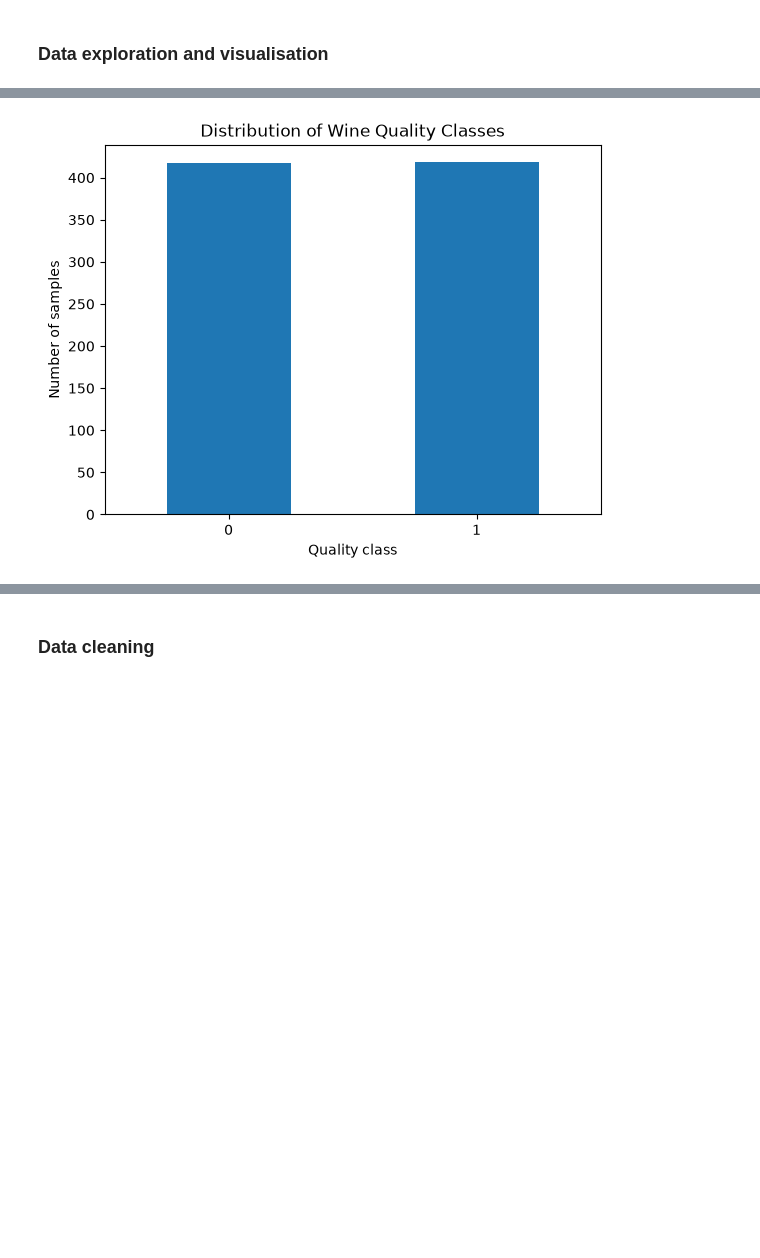
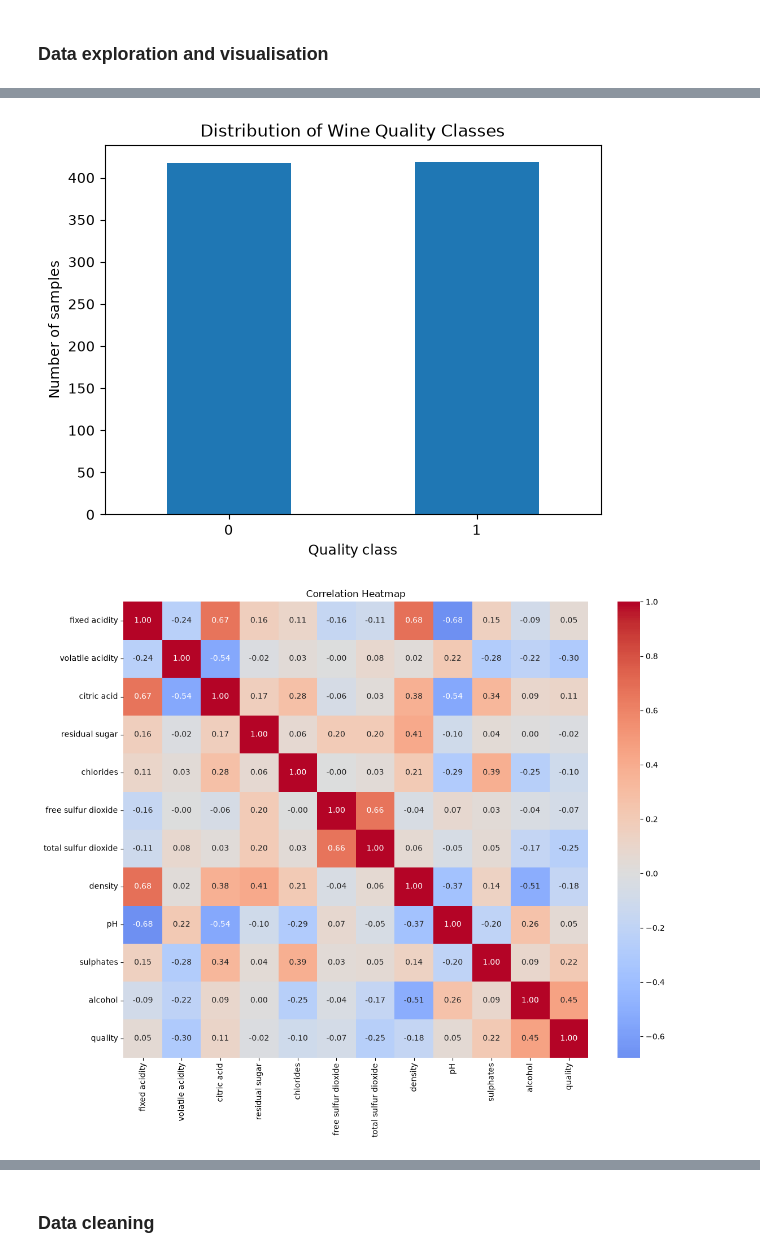
Before and after one commit to simatabatabaei-coder/Classification-of-Wine, a Jupyter notebook: CA3_template.ipynb, the cells around one changed output, grey strips where cells are left out. Drawn from its saved outputs; the diff is of its cells as text; code cells hidden in the pictures; blank space fills up the shorter version.

Commit message:
data cleaning and check different models

```diff
--- a/CA3_template.ipynb
+++ b/CA3_template.ipynb
@@ -38,23 +45,85 @@ train_df.info()
 # Display summary statistics for the numerical features
 train_df.describe()
 # Check the number of missing values in each column
-train_df.isnull().sum()
+print("Missing values in each column:", train_df.isnull().sum())
 # Check if the dataset contains duplicated rows
 print("Number of duplicated rows:", train_df.duplicated().sum())
 # Check the number of samples in each quality class
-print(train_df["quality"].value_counts())
+print("Number of samples in each quality class:", train_df["quality"].value_counts())
 
 # Check the percentage of each class
-print(train_df["quality"].value_counts(normalize=True) * 100)
+print("Percentage of each quality class:", train_df["quality"].value_counts(normalize=True) * 100)
 
 # Visualize the distribution of the target classes
 train_df["quality"].value_counts().sort_index().plot(kind="bar")
-
 plt.xlabel("Quality class")
 plt.ylabel("Number of samples")
 plt.title("Distribution of Wine Quality Classes")
 plt.xticks(rotation=0)
 plt.show()
+
+
+# Calculate correlations between the wine features and the target
+correlation_data = train_df.drop(columns=["Id"])
+correlation_matrix = correlation_data.corr()
+
+plt.figure(figsize=(12, 10)) # Set the figure size for the heatmap
+
+# Create a heatmap to visualize the correlation matrix
+sns.heatmap(
+    correlation_matrix,
+    annot=True,
+    fmt=".2f",
+    cmap="coolwarm",
+    center=0
+)
+
+plt.title("Correlation Heatmap")
+plt.tight_layout() # Adjust the layout to prevent overlapping elements
+plt.show()
+
+# Show the correlation of each feature with the target
+quality_correlation = correlation_matrix["quality"].drop("quality").sort_values(ascending=False)
+
+print("Correlation of each feature with the target:", quality_correlation)
+
+
+# Visualize the distribution of selected features across different quality classes
+selected_features = [
+    "alcohol",
+    "volatile acidity",
+    "sulphates",
+    "total sulfur dioxide"
+]
+
+plt.figure(figsize=(12, 8))
+# Create boxplots for each selected feature against the quality classes
+for i, feature in enumerate(selected_features, 1):
+    plt.subplot(2, 2, i) # Create a subplot for each feature
+
+    sns.boxplot(
+        data=train_df,
+        x="quality",
+        y=feature
+    )
+
+    plt.title(feature)
+
+plt.tight_layout()
+plt.show()
+
+
+# Select only the physicochemical input features
+features = train_df.drop(columns=["quality", "Id"])
+
+# Visualize the distribution of all features
+features.hist(
+    figsize=(15, 10),
+    bins=20
+)
+
+plt.tight_layout()
+plt.show()
 # %% [output]
 Training data shape: (835, 13)
 Test data shape: (209, 12)
@@ -73,4 +142,5 @@ quality
 1    50.05988
 0    49.94012
 Name: proportion, dtype: float64
 [figure]
+[figure, added]
```
Also changed, not shown: parts of 31 cells of this notebook.
